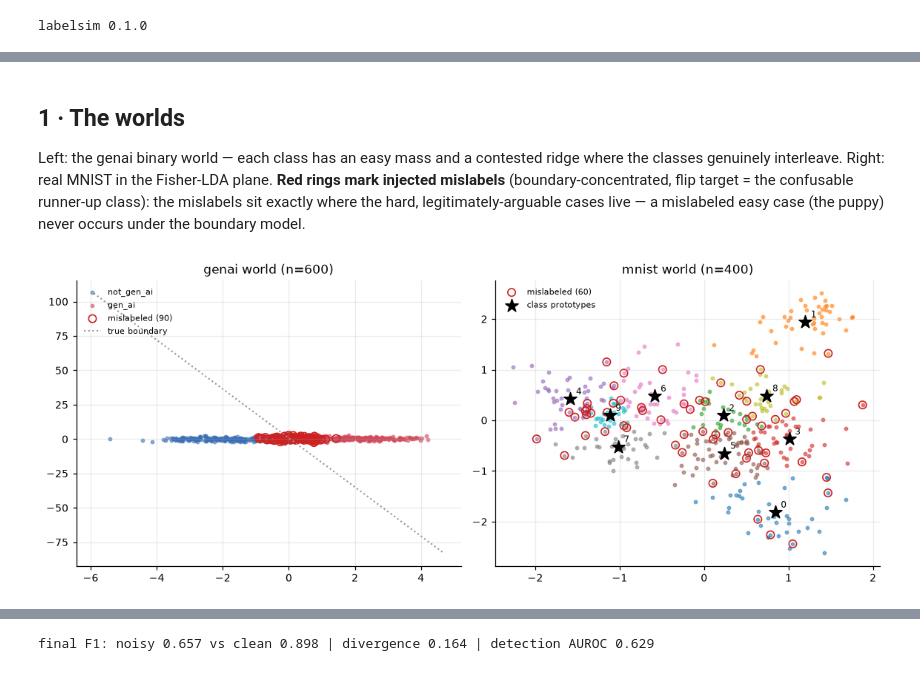
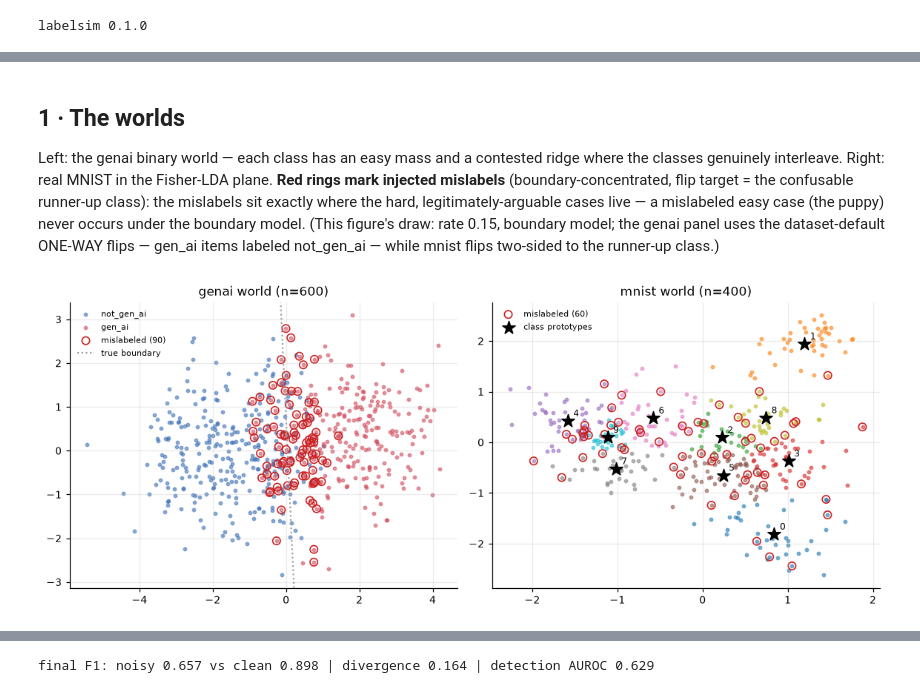
Before and after one commit to attdobi/RUSH, a Jupyter notebook: sim/label-noise/notebooks/label_noise_sim.ipynb, the cells around one changed output, grey strips where cells are left out. Saved outputs shown, nothing was run; the diff lists cells and outputs as text; code cells hidden in the pictures.

```diff
--- a/sim/label-noise/notebooks/label_noise_sim.ipynb
+++ b/sim/label-noise/notebooks/label_noise_sim.ipynb
@@ -55,35 +148,42 @@ labelsim 0.1.0
 
 Left: the genai binary world — each class has an easy mass and a contested ridge where the classes
 genuinely interleave. Right: real MNIST in the Fisher-LDA plane. **Red rings mark injected
-mislabels** (boundary-concentrated, flip target = the confusable runner-up class): the mislabels sit
-exactly where the hard, legitimately-arguable cases live — a mislabeled easy case (the puppy) never
-occurs under the boundary model.
+mislabels** (boundary-concentrated, flip target = the confusable runner-up class): the mislabels
+sit exactly where the hard, legitimately-arguable cases live — a mislabeled easy case (the puppy)
+never occurs under the boundary model. (This figure's draw: rate 0.15, boundary model; the genai
+panel uses the dataset-default ONE-WAY flips — gen_ai items labeled not_gen_ai — while mnist flips
+two-sided to the runner-up class.)
 # %%
 fig, axes = plt.subplots(1, 2, figsize=(10.5, 4.2))
 for ax, name in zip(axes, ("genai", "mnist")):
     cfg = base_config(name, seed=SEED, noise=suite_noise(name, rate=0.15))
     ds, (y_h, flipped) = build_world(cfg)
     cmap = plt.get_cmap("tab10")
     for c in range(ds.n_classes):
         m = ds.y == c
         ax.scatter(ds.X[m, 0], ds.X[m, 1], s=8, alpha=0.55,
                    color=(C0 if c == 0 else C1) if ds.n_classes == 2 else cmap(c),
                    label=(ds.class_names[c] if ds.n_classes == 2 else None))
-    fm = flipped
-    ax.scatter(ds.X[fm, 0], ds.X[fm, 1], s=46, facecolors="none",
-               edgecolors="#c22", linewidths=1.1, label=f"mislabeled ({fm.sum()})")
+    ax.scatter(ds.X[flipped, 0], ds.X[flipped, 1], s=46, facecolors="none",
+               edgecolors="#c22", linewidths=1.1, label=f"mislabeled ({flipped.sum()})")
     oracle = fit_oracle(ds)
     if ds.n_classes == 2:
-        xs = np.linspace(*ax.get_xlim(), 50)
         w, b = oracle.w, oracle.b
-        ax.plot(xs, -(w[0] * xs + b) / w[1], ":", color=CO, lw=1.4, label="true boundary")
+        x0_, x1_ = ax.get_xlim(); y0_, y1_ = ax.get_ylim()
+        if abs(w[1]) >= abs(w[0]):     # plot along the better-conditioned axis
+            xs = np.linspace(x0_, x1_, 50)
+            ax.plot(xs, -(w[0] * xs + b) / w[1], ":", color=CO, lw=1.4, label="true boundary")
+        else:
+            ys = np.linspace(y0_, y1_, 50)
+            ax.plot(-(w[1] * ys + b) / w[0], ys, ":", color=CO, lw=1.4, label="true boundary")
+        ax.set_xlim(x0_, x1_); ax.set_ylim(y0_, y1_)
     else:
         ax.scatter(oracle.protos[:, 0], oracle.protos[:, 1], marker="*", s=140,
                    color="k", zorder=5, label="class prototypes")
         for c, p in enumerate(oracle.protos):
             ax.annotate(str(c), p, textcoords="offset points", xytext=(5, 4), fontsize=8)
     ax.set_title(f"{name} world (n={ds.n})")
     ax.legend(loc="upper left", fontsize=7.5)
 plt.tight_layout()
 # %% [output]
-[figure, old version]
+[figure, new version]
```
Also changed, not shown: parts of 31 cells of this notebook, 6 other files.
